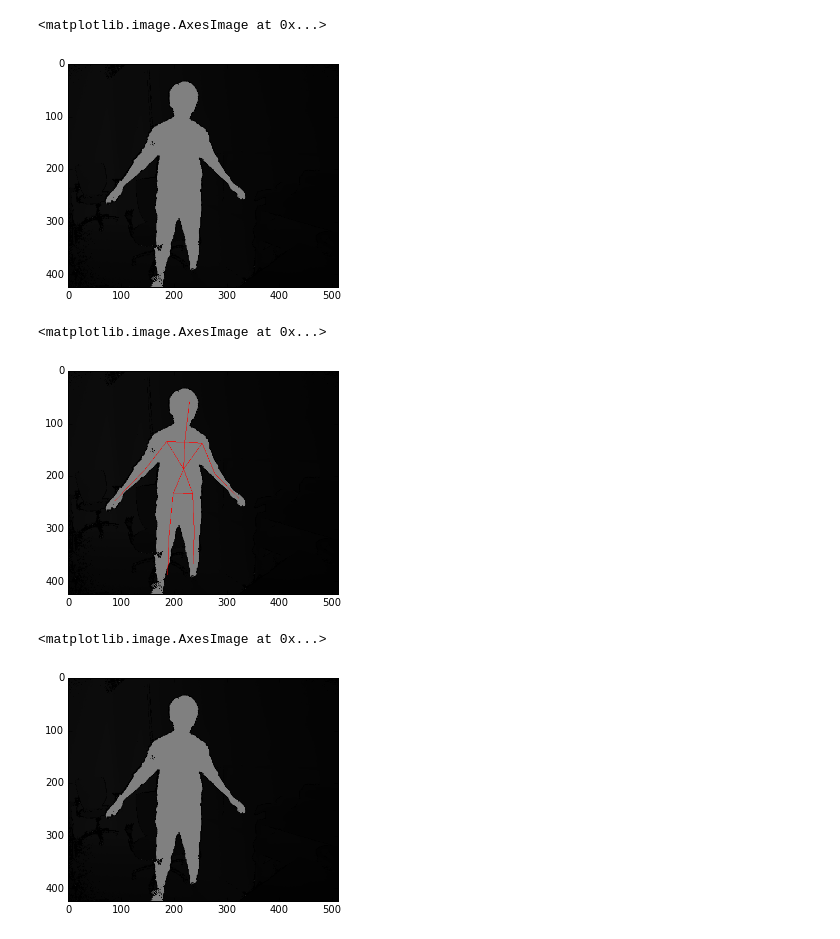
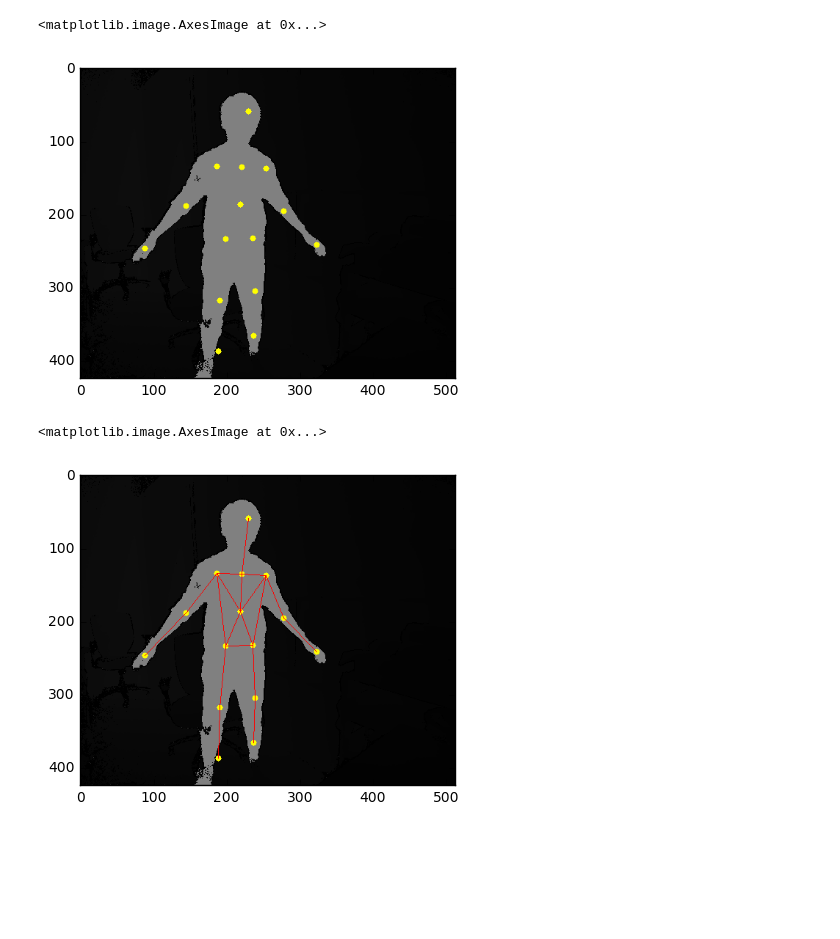
Before and after one commit to izumin5210-sandbox/notebooks, a Jupyter notebook: notebooks/segment-body-parts.ipynb, the cells around one changed output. Drawn from its saved outputs; the diff is of its cells as text; code cells hidden in the pictures; blank space fills up the shorter version.

```diff
--- a/notebooks/segment-body-parts.ipynb
+++ b/notebooks/segment-body-parts.ipynb
@@ -46,6 +46,8 @@ joint_pairs[BoneType.TORSO] = [
     (JointType.TORSO, JointType.RIGHT_SHOULDER),
     (JointType.TORSO, JointType.LEFT_HIP),
     (JointType.TORSO, JointType.RIGHT_HIP),
+    (JointType.LEFT_SHOULDER, JointType.LEFT_HIP),
+    (JointType.RIGHT_SHOULDER, JointType.RIGHT_HIP),
     (JointType.LEFT_HIP, JointType.RIGHT_HIP),
 ]
 joint_pairs[BoneType.LEFT_UP_ARM] = [
@@ -92,25 +94,26 @@ pixels = skeleton["pixels"]
 # %%
 for px in pixels:
     img[px[1], px[0]] = [128, 128, 128]
+
+for j in [j["value"] for j in joints]:
+    cv2.circle(img, (int(j[0]), int(j[1])), 4, (255, 255, 0), -1)
+
 plt.imshow(img)
 # %% [output]
 <matplotlib.image.AxesImage at 0x...>
-[figure, old version]
+[figure, new version]
 # %%
+from math import pow
+
 img_skeleton = img.copy()
 
-for bone_type, pairs in joint_pairs.iteritems():
+for bone_type, pairs in joint_pairs.items():
     for pair in pairs:
         j0 = [int(i) for i in [j for j in joints if j["key"] == pair[0]][0]["value"]]
         j1 = [int(i) for i in [j for j in joints if j["key"] == pair[1]][0]["value"]]
         cv2.line(img_skeleton, tuple(j0), tuple(j1), (255, 0, 0))
 
 plt.imshow(img_skeleton)
 # %% [output]
 <matplotlib.image.AxesImage at 0x...>
-[figure, old version]
+[figure, new version]
-# %%
-plt.imshow(img)
-# %% [output]
-<matplotlib.image.AxesImage at 0x...>
-[figure, removed]
```
Also changed, not shown: parts of 3 cells of this notebook.
